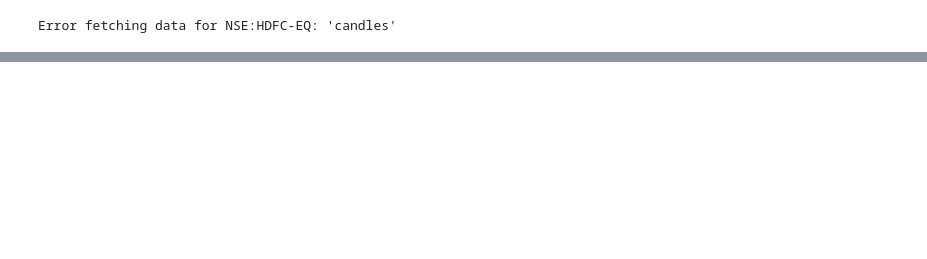
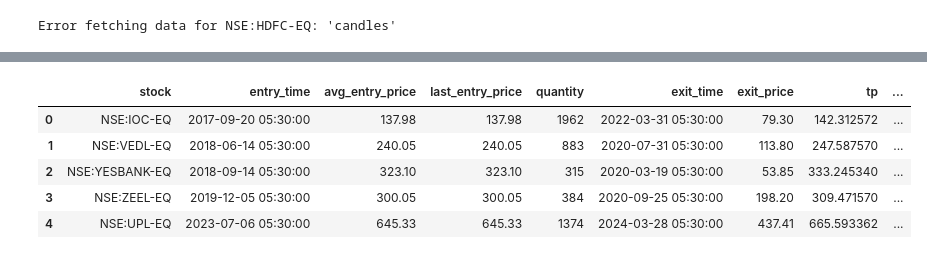
Before and after one commit to wishabhilash/strategy-notebooks, a Jupyter notebook: notebooks/NiftyShop-Fabtrader.ipynb, the cells around one changed output, grey strips where cells are left out. Drawn from its saved outputs; the diff is of its cells as text; code cells hidden in the pictures; blank space fills up the shorter version.

```diff
--- a/notebooks/NiftyShop-Fabtrader.ipynb
+++ b/notebooks/NiftyShop-Fabtrader.ipynb
@@ -345,3 +345,12 @@ plt.show()
 losses = [c for c in pm.closed_positions if c.pnl < 0]
 losses_df = pd.DataFrame([asdict(p) for p in losses]).sort_values(['entry_time']).reset_index(drop=True)
 losses_df.to_csv('losses.csv', index=False)
+# %%
+losses_df
+# %% [output]
+|  | stock | entry_time | avg_entry_price | last_entry_price | quantity | exit_time | exit_price | tp | ... |
+| 0 | NSE:IOC-EQ | 2017-09-20 05:30:00 | 137.98 | 137.98 | 1962 | 2022-03-31 05:30:00 | 79.30 | 142.312572 | ... |
+| 1 | NSE:VEDL-EQ | 2018-06-14 05:30:00 | 240.05 | 240.05 | 883 | 2020-07-31 05:30:00 | 113.80 | 247.587570 | ... |
+| 2 | NSE:YESBANK-EQ | 2018-09-14 05:30:00 | 323.10 | 323.10 | 315 | 2020-03-19 05:30:00 | 53.85 | 333.245340 | ... |
+| 3 | NSE:ZEEL-EQ | 2019-12-05 05:30:00 | 300.05 | 300.05 | 384 | 2020-09-25 05:30:00 | 198.20 | 309.471570 | ... |
+| 4 | NSE:UPL-EQ | 2023-07-06 05:30:00 | 645.33 | 645.33 | 1374 | 2024-03-28 05:30:00 | 437.41 | 665.593362 | ... |
```
Also changed, not shown: parts of 5 cells of this notebook, 1 other file.
